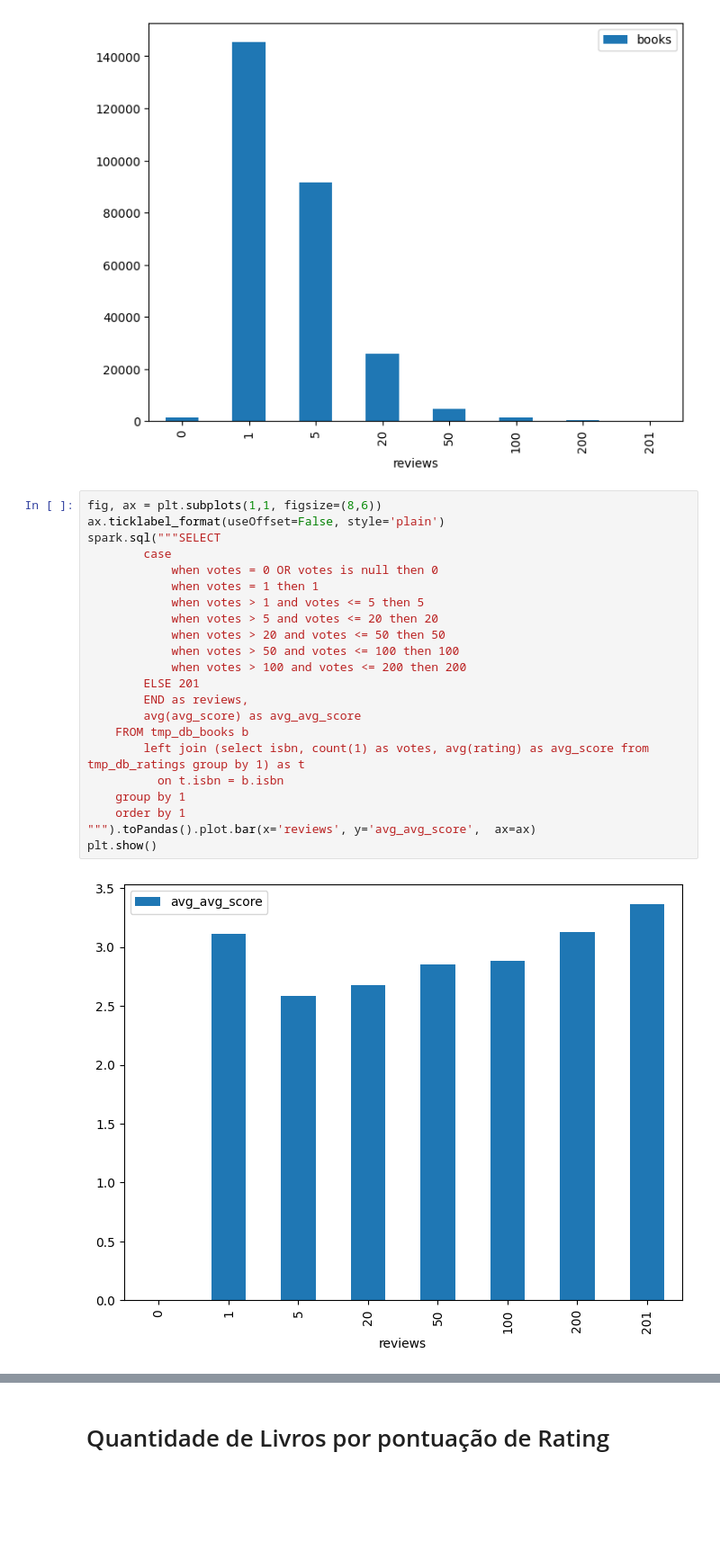
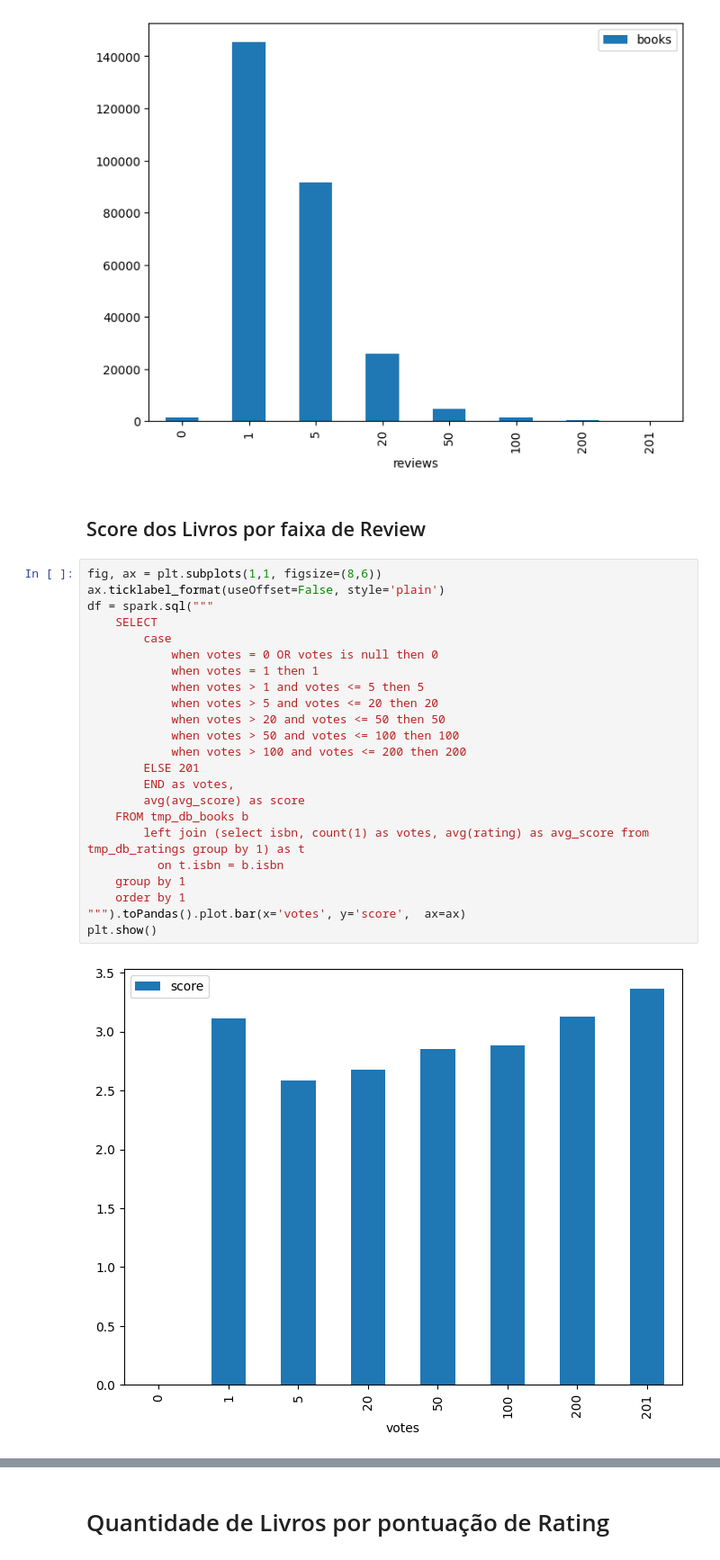
Before and after one commit to baliberdin/fiap-2mlet-fase-3, a Jupyter notebook: notebooks/data-overview.ipynb, the cells around one changed output, grey strips where cells are left out. Shown: that part at 90% size. Cells and saved outputs as stored; diff of their text form; blank space fills up the shorter version.

```diff
--- a/notebooks/data-overview.ipynb
+++ b/notebooks/data-overview.ipynb
@@ -95,27 +89,30 @@ spark.sql("""SELECT
 plt.show()
 # %% [output]
 [figure]
+# %% [markdown]
+## Score dos Livros por faixa de Review
 # %%
 fig, ax = plt.subplots(1,1, figsize=(8,6))
 ax.ticklabel_format(useOffset=False, style='plain')
-spark.sql("""SELECT
+df = spark.sql("""
+    SELECT
         case
             when votes = 0 OR votes is null then 0
             when votes = 1 then 1
             when votes > 1 and votes <= 5 then 5
             when votes > 5 and votes <= 20 then 20
             when votes > 20 and votes <= 50 then 50
             when votes > 50 and votes <= 100 then 100
             when votes > 100 and votes <= 200 then 200
         ELSE 201
-        END as reviews,
-        avg(avg_score) as avg_avg_score
+        END as votes,
+        avg(avg_score) as score
     FROM tmp_db_books b
         left join (select isbn, count(1) as votes, avg(rating) as avg_score from tmp_db_ratings group by 1) as t
           on t.isbn = b.isbn
     group by 1
     order by 1
-""").toPandas().plot.bar(x='reviews', y='avg_avg_score',  ax=ax)
+""").toPandas().plot.bar(x='votes', y='score',  ax=ax)
 plt.show()
 # %% [output]
-[figure, old version]
+[figure, new version]
```
Also changed, not shown: parts of 17 cells of this notebook, 5 other files.
